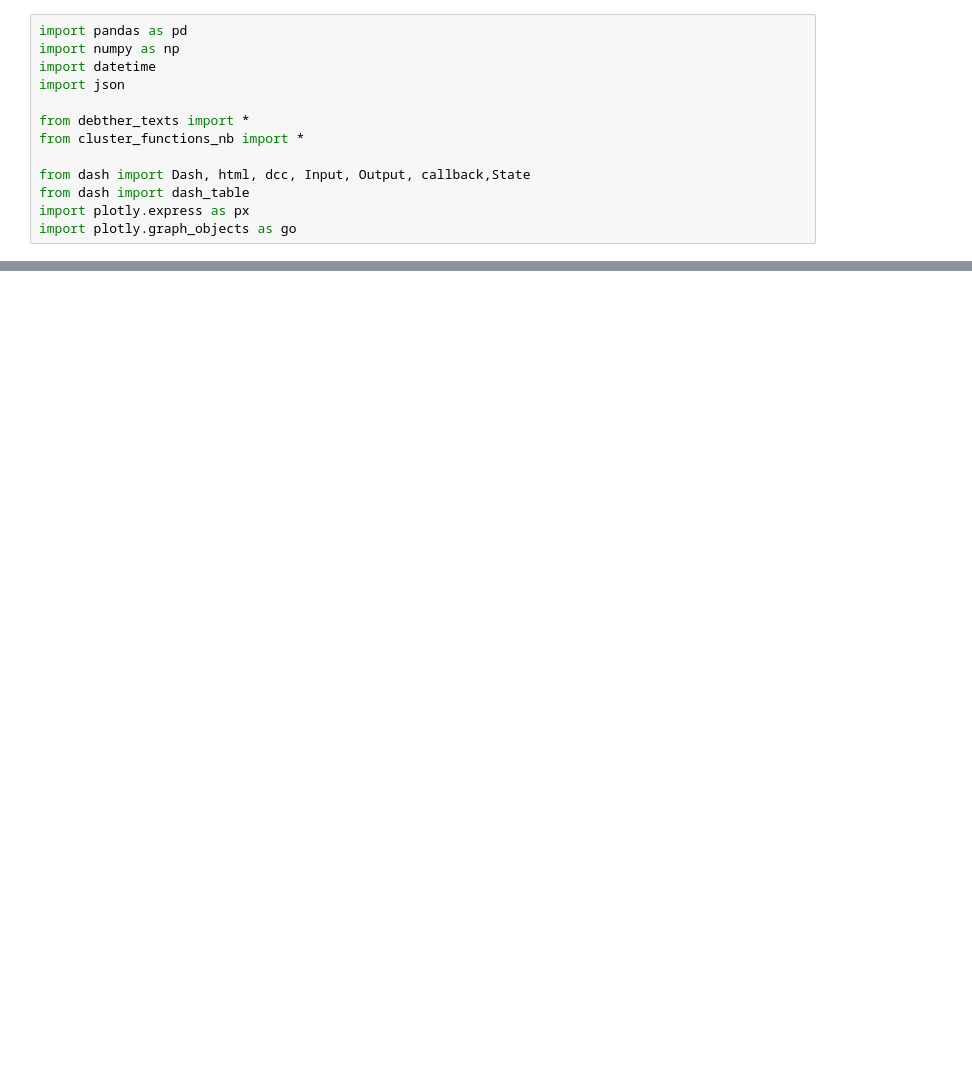
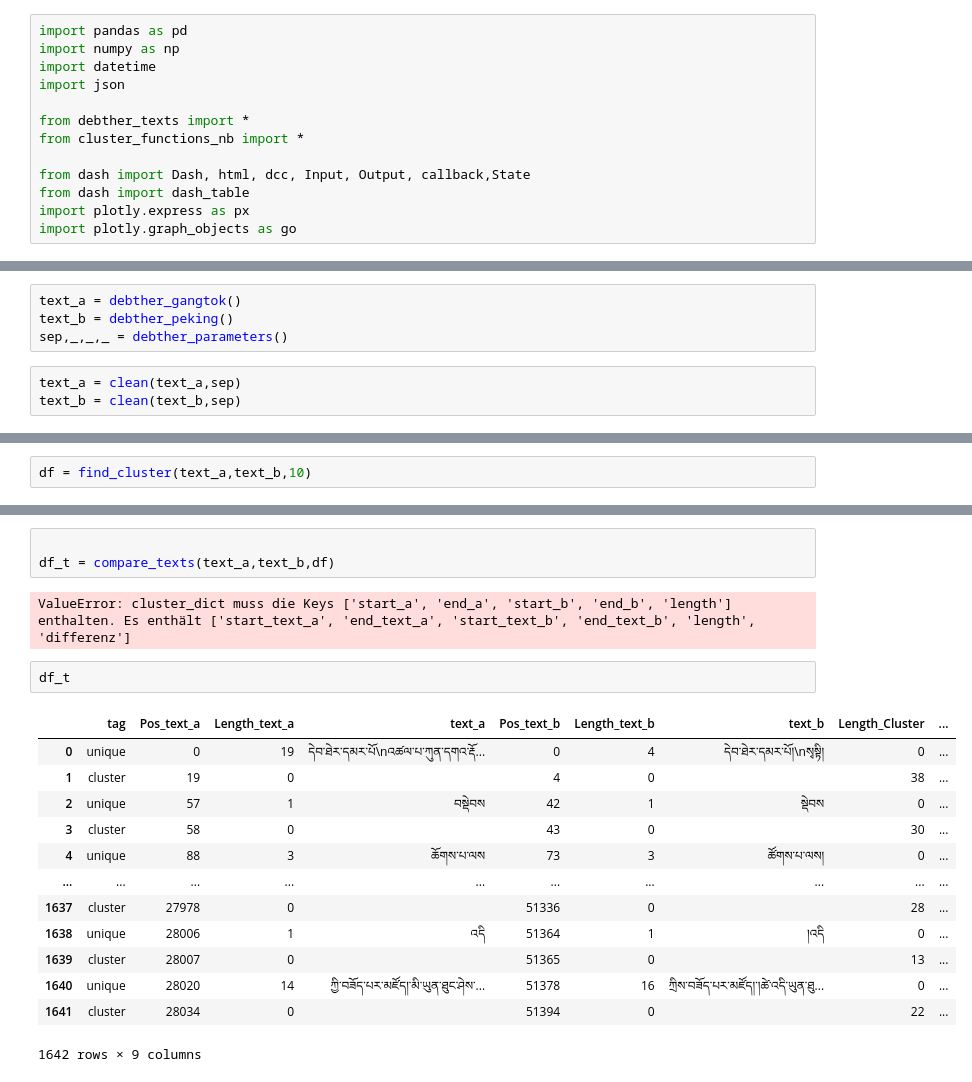
Before and after one commit to AstroMeas/text-cluster-comparison, a Jupyter notebook: text_cluster/debther_web_app.ipynb, the cells around one changed output, grey strips where cells are left out. Cells and saved outputs as stored; diff of their text form; blank space fills up the shorter version.

```diff
--- a/text_cluster/debther_web_app.ipynb
+++ b/text_cluster/debther_web_app.ipynb
@@ -260,0 +358,7 @@ Dash app running on http://127.0.0.1:9092/
+# %%
+text_a = debther_gangtok()
+text_b = debther_peking()
+sep,_,_,_ = debther_parameters()
+# %%
+text_a = clean(text_a,sep)
+text_b = clean(text_b,sep)
@@ -260,0 +370,2 @@ Dash app running on http://127.0.0.1:9092/
+# %%
+df = find_cluster(text_a,text_b,10)
@@ -260,0 +388,21 @@ Dash app running on http://127.0.0.1:9092/
+# %%
+
+df_t = compare_texts(text_a,text_b,df)
+# %% [output]
+ValueError: cluster_dict muss die Keys ['start_a', 'end_a', 'start_b', 'end_b', 'length'] enthalten. Es enthält ['start_text_a', 'end_text_a', 'start_text_b', 'end_text_b', 'length', 'differenz']
+# %%
+df_t
+# %% [output]
+|  | tag | Pos_text_a | Length_text_a | text_a | Pos_text_b | Length_text_b | text_b | Length_Cluster | ... |
+| 0 | unique | 0 | 19 | དེབ་ཐེར་དམར་པོ\nའཚལ་པ་ཀུན་དགའ་རྡོ... | 0 | 4 | དེབ་ཐེར་དམར་པོ།\nསྭསྟི། | 0 | ... |
+| 1 | cluster | 19 | 0 |  | 4 | 0 |  | 38 | ... |
+| 2 | unique | 57 | 1 | བསྡེབས | 42 | 1 | སྡེབས | 0 | ... |
+| 3 | cluster | 58 | 0 |  | 43 | 0 |  | 30 | ... |
+| 4 | unique | 88 | 3 | ཆོགས་པ་ལས | 73 | 3 | ཚོགས་པ་ལས། | 0 | ... |
+| ... | ... | ... | ... | ... | ... | ... | ... | ... | ... |
+| 1637 | cluster | 27978 | 0 |  | 51336 | 0 |  | 28 | ... |
+| 1638 | unique | 28006 | 1 | འདི | 51364 | 1 | །འདི | 0 | ... |
+| 1639 | cluster | 28007 | 0 |  | 51365 | 0 |  | 13 | ... |
+| 1640 | unique | 28020 | 14 | ཀྱི་བཟོད་པར་མཛོད།་མི་ཡུན་ཐུང་ཤེས་... | 51378 | 16 | ཀྲིས་བཟོད་པར་མཛོད།་།ཚེ་འདི་ཡུན་ཐུ... | 0 | ... |
+| 1641 | cluster | 28034 | 0 |  | 51394 | 0 |  | 22 | ... |
+1642 rows × 9 columns
```
Also changed, not shown: parts of 3 cells of this notebook, 1 other file.
